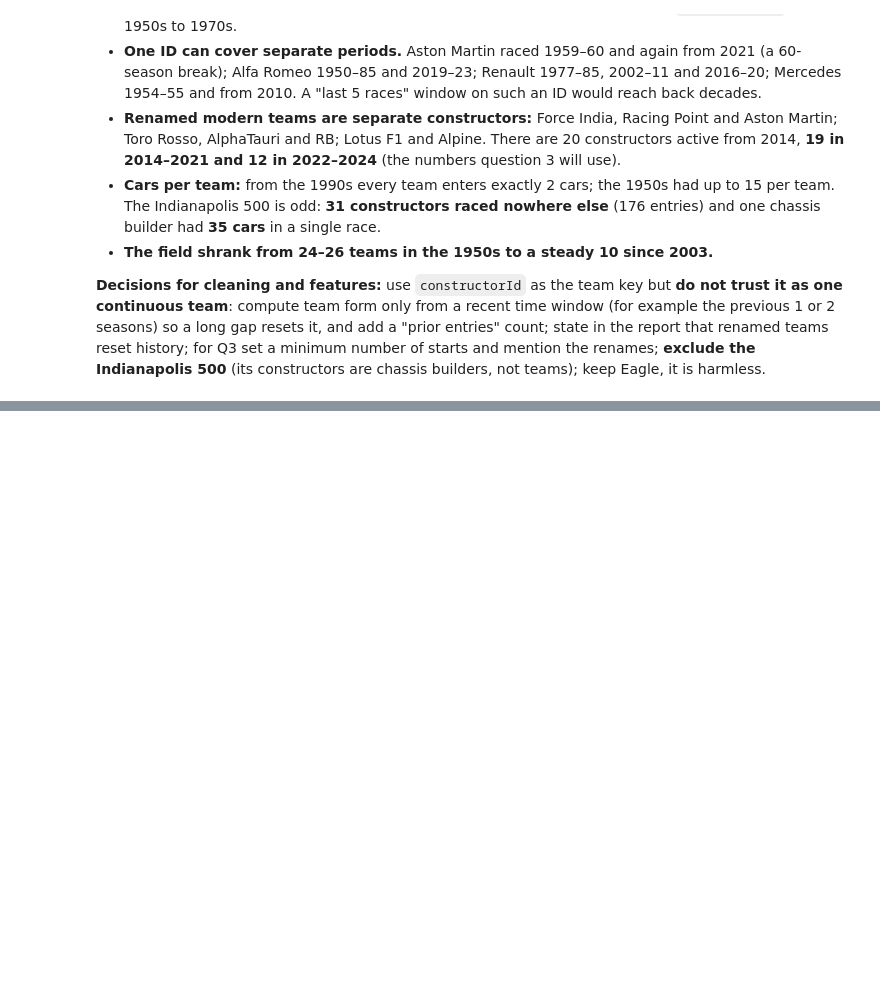
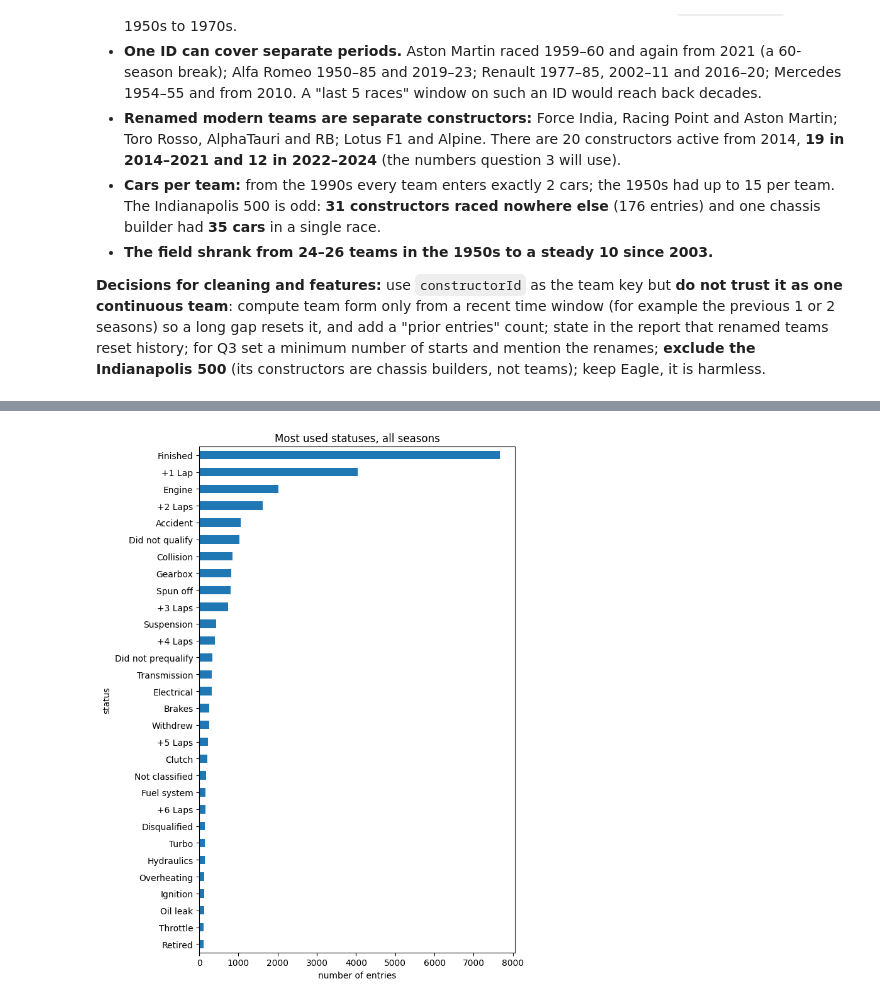
Before and after one commit to sal-tarek/ACL_F1_Predictions, a Jupyter notebook: sasa-dany-ms1-pre-cleaning.ipynb, the cells around one changed output, grey strips where cells are left out. Cells and saved outputs as stored; diff of their text form; code cells hidden in the pictures; blank space fills up the shorter version.

Commit message:
A9: status - 139 reasons grouped, mechanical 9.2% to 5.6%, status is post-race

```diff
--- a/sasa-dany-ms1-pre-cleaning.ipynb
+++ b/sasa-dany-ms1-pre-cleaning.ipynb
@@ -1118,0 +1124,99 @@ Most cars one constructor entered in a single race: at the Indy 500 = 35 | at al
+# %%
+# ==========================================================================================
+# A9 · status + results: all 139 reasons a race ended, how often each is used, and a first draft grouping (for Q3)
+# ==========================================================================================
+
+# Why: question 3 asks for the mechanical-retirement rate. The brief defines it: "a race start that ended early because a
+# component of the car failed. It excludes failures caused by a crash, by the driver, or by a regulation decision."
+# The status table has 139 reasons, so we must sort them into groups, and argue the unclear ones.
+st = as_num(raw["status"])            # exploring copy of status (raw stays untouched)
+
+# ---------- 1. Profile card, keys and types ----------
+display(profile("status"))
+print(pk_check("status", ["statusId"]), "| status unique:", st.status.is_unique,
+      "| duplicates ignoring case and spaces:", int(st.status.str.lower().str.strip().duplicated().sum()))
+gaps = sorted(set(range(1, int(st.statusId.max()) + 1)) - set(st.statusId))        # statusId values that are skipped
+print("statusId runs from", st.statusId.min(), "to", st.statusId.max(), "| skipped ids:", gaps)
+
+# ---------- 2. How often is each status used? ----------
+r = results[["raceId", "statusId", "positionOrder"]].astype(int)                  # one row per car per race
+r["year"] = r.raceId.map(YEAR)
+st["uses"] = st.statusId.map(r.statusId.value_counts()).fillna(0).astype(int)                                  # all seasons
+st["uses_2014_21"] = st.statusId.map(r[r.year.between(2014, 2021)].statusId.value_counts()).fillna(0).astype(int)   # question 3, period 1
+st["uses_2022_24"] = st.statusId.map(r[r.year >= 2022].statusId.value_counts()).fillna(0).astype(int)               # question 3, period 2
+lapped = st.status.str.match(r"^\+\d+ Laps?$")                                    # "+1 Lap", "+2 Laps", ...: finished, laps down
+print("Statuses that mean 'finished, N laps down':", int(lapped.sum()))
+print("Never used in results:", st[st.uses == 0].status.tolist(), "| used 5 times or fewer:", int((st.uses <= 5).sum()),
+      "| used exactly once:", int((st.uses == 1).sum()))
+print("Statuses that appear in 2014-2024:", int(((st.uses_2014_21 + st.uses_2022_24) > 0).sum()), "of", len(st))
+
+# ---------- 3. A first DRAFT grouping of all 139 statuses ----------
+# This is a starting point for the team to argue in the Q3 task, not a final answer.
+NOT_STARTED = ["Did not qualify", "Did not prequalify", "107% Rule", "Withdrew"]            # never took the start
+REGULATION = ["Disqualified", "Excluded", "Underweight"]                                      # a rules decision, not a failure
+ACCIDENT = ["Accident", "Collision", "Collision damage", "Spun off", "Fatal accident"]        # a crash or contact
+HEALTH = ["Injury", "Injured", "Eye injury", "Illness", "Driver unwell", "Physical"]          # the driver, not the car
+MECHANICAL = ["Engine", "Gearbox", "Suspension", "Transmission", "Electrical", "Brakes", "Clutch", "Fuel system", "Turbo",
+              "Hydraulics", "Overheating", "Ignition", "Oil leak", "Throttle", "Halfshaft", "Oil pressure", "Fuel pump",
+              "Differential", "Fuel leak", "Steering", "Radiator", "Power Unit", "Wheel bearing", "Injection", "Fuel pressure",
+              "Water leak", "Alternator", "Exhaust", "Chassis", "Mechanical", "Magneto", "Driveshaft", "Axle", "Battery",
+              "Power loss", "Oil pump", "Distributor", "Oil pipe", "Electronics", "Water pressure", "Water pump", "ERS",
+              "Supercharger", "Technical", "Pneumatics", "Fuel pipe", "Spark plugs", "Water pipe", "Drivetrain", "Track rod",
+              "Oil line", "Engine fire", "Engine misfire", "Crankshaft", "CV joint", "Cooling system", "Launch control", "Brake duct"]
+GREY = ["Retired", "Not classified", "Out of fuel", "Wheel", "Wheel nut", "Wheel rim", "Tyre", "Puncture", "Tyre puncture",
+        "Handling", "Heat shield fire", "Fire", "Vibrations", "Broken wing", "Rear wing", "Front wing", "Undertray", "Damage",
+        "Debris", "Fuel", "Fuel rig", "Refuelling", "Stalled", "Seat", "Driver Seat", "Safety belt", "Safety", "Safety concerns",
+        "Not restarted"]            # could be a failure OR a crash, a team error, or no cause given: the team must decide each one
+
+def group_of(s):
+    if s == "Finished": return "finished"
+    if lapped[st.status == s].iloc[0]: return "finished, laps down"
+    for name, members in [("did not start", NOT_STARTED), ("disqualified or excluded", REGULATION), ("accident or collision", ACCIDENT),
+                          ("driver health", HEALTH), ("mechanical (clear)", MECHANICAL), ("grey zone", GREY)]:
+        if s in members: return name
+    return None
+st["group"] = st.status.map(group_of)
+assert st.group.notna().all(), "some status has no group"                         # every one of the 139 statuses must be placed
+display(st.groupby("group").agg(statuses=("status", "size"), entries=("uses", "sum")).sort_values("entries", ascending=False))
+
+# ---------- 4. How much could the unclear (grey) statuses change question 3? ----------
+r = r.merge(st[["statusId", "group"]], on="statusId")                             # give every entry its draft group
+periods = {"2014-2021": (2014, 2021), "2022-2024": (2022, 2024)}
+sens = pd.DataFrame({name: r[r.year.between(a, b) & (r.group != "did not start")].group.value_counts()   # race starts only
+                     for name, (a, b) in periods.items()}).fillna(0).astype(int)
+display(sens)
+for name in periods:
+    starts = sens[name].sum()
+    clear = sens.loc["mechanical (clear)", name]
+    grey = sens.loc["grey zone", name]
+    print(f"{name}: {starts} race starts | mechanical (clear) = {clear} ({clear / starts * 100:.1f}%) "
+          f"| clear + grey zone = {clear + grey} ({(clear + grey) / starts * 100:.1f}%)")
+
+# ---------- 5. Status is only known AFTER the race: how strongly does it point at the podium? ----------
+r["podium"] = (r.positionOrder <= 3).astype(int)                                   # the target
+podium_by_group = r.groupby("group").podium.agg(entries="size", podiums="sum")
+display(podium_by_group[podium_by_group.podiums > 0])
+print("Groups that contain podium finishes:", podium_by_group[podium_by_group.podiums > 0].index.tolist())
+
+# ---------- 6. Plots (saved for the report) ----------
+os.makedirs("figures", exist_ok=True)
+st.nlargest(30, "uses").sort_values("uses").plot.barh(x="status", y="uses", legend=False, figsize=(7, 9), title="Most used statuses, all seasons")
+plt.xlabel("number of entries")
+plt.tight_layout()
+plt.savefig("figures/A9_status_top30.png", dpi=120, bbox_inches="tight")
+plt.show()
+
+modern = st[((st.uses_2014_21 + st.uses_2022_24) > 0) & ~st.group.isin(["finished", "finished, laps down", "did not start"])].copy()
+modern["uses_2014_24"] = modern.uses_2014_21 + modern.uses_2022_24                 # why the race ended, 2014-2024, for every non-finish
+modern = modern.sort_values("uses_2014_24")
+palette = {"mechanical (clear)": "tab:blue", "grey zone": "tab:orange", "accident or collision": "tab:red",
+           "disqualified or excluded": "tab:gray", "driver health": "tab:green"}
+fig, ax = plt.subplots(figsize=(7, 12))
+ax.barh(modern.status, modern.uses_2014_24, color=modern.group.map(palette))
+ax.set_title("Why cars did not finish, 2014-2024 (colour = draft group)")
+ax.set_xlabel("number of entries")
+ax.legend(handles=[plt.Rectangle((0, 0), 1, 1, color=c) for c in palette.values()], labels=list(palette), loc="lower right")
+plt.tight_layout()
+plt.savefig("figures/A9_status_2014_2024.png", dpi=120, bbox_inches="tight")
+plt.show()
+# %% [output]
@@ -1118,0 +1259 @@ Most cars one constructor entered in a single race: at the Indy 500 = 35 | at al
+[figure, added]
```
Also changed, not shown: parts of 3 cells of this notebook.
